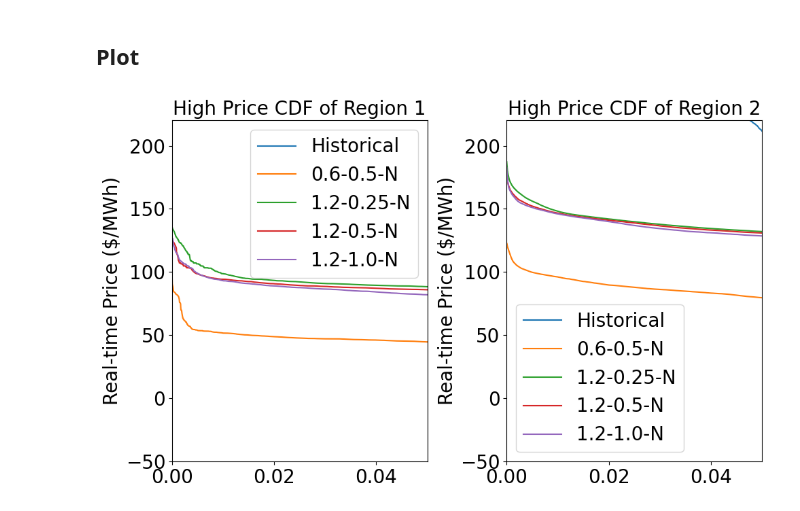
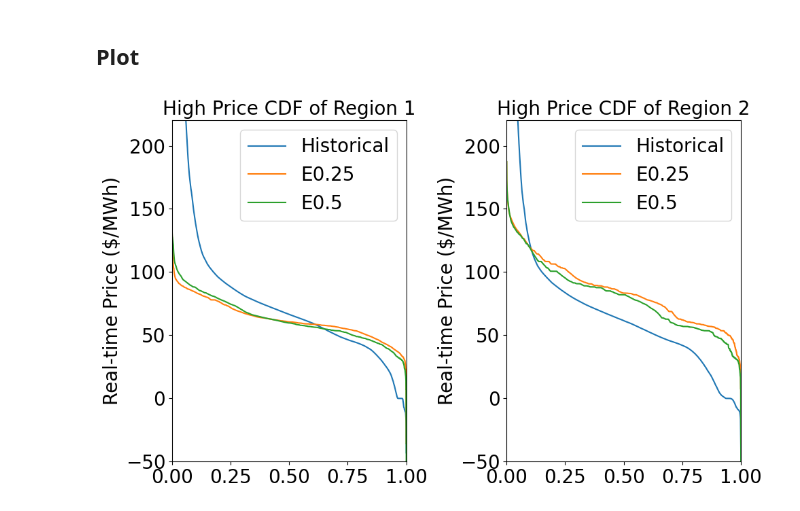
Before and after one commit to niklauskun/STESTS, a Jupyter notebook: Diagnose.ipynb, the cells around one changed output. Saved outputs shown, nothing was run; the diff lists cells and outputs as text; code cells hidden in the pictures.

Commit message:
Update Fuel

```diff
--- a/Diagnose.ipynb
+++ b/Diagnose.ipynb
@@ -539,58 +539,58 @@ HistoryPrice = pd.read_csv('output/20220101-20221231 CAISO Real-time Price.csv')
 HistoryPrice = HistoryPrice.drop_duplicates(subset=['Date', 'hub'])
 Pivot_HistoryPrice = HistoryPrice.pivot(index='Date', columns='hub', values='price')
 
-case1 = 'Strategic/fixed/2022/UC25ED1_Strategic_true_ratio0.0_Seg1_BAW0_Fuel0.6_Error0.5NegativeRenew'
+case1 = 'Strategic/fixed/2022/UC25ED1_Strategic_true_ratio0.0_Seg1_BAW0_Fuel1.2_Error0.25NegativeRenew'
 RTPrice1 = pd.read_csv('output/'+case1+'/EDprice.csv',header=None)*12
-case2 = 'Strategic/fixed/2022/UC25ED1_Strategic_true_ratio0.0_Seg1_BAW0_Fuel1.2_Error0.25NegativeRenew'
+case2 = 'Strategic/7Regions/2022/UC25ED1_Strategic_true_ratio0.0_Seg1_BAW0_Fuel1.2_Error0.5NegativeRenew'
 RTPrice2 = pd.read_csv('output/'+case2+'/EDprice.csv',header=None)*12
-case3 = 'Strategic/fixed/2022/UC25ED1_Strategic_true_ratio0.0_Seg1_BAW0_Fuel1.2_Error0.5NegativeRenew'
+case3 = 'Strategic/7Regions/2022/UC25ED1_Strategic_false_ratio0.0_Seg1_BAW0_Fuel1.2_Error1.0NegativeRenew'
 RTPrice3 = pd.read_csv('output/'+case3+'/EDprice.csv',header=None)*12
-case4 = 'Strategic/fixed/2022/UC25ED1_Strategic_true_ratio0.0_Seg1_BAW0_Fuel1.2_Error1.0NegativeRenew'
+case4 = 'Strategic/7Regions/2022/UC25ED1_Strategic_false_ratio0.0_Seg1_BAW0_Fuel1.2_Error0.25NegativeRenew_Load1.05'
 RTPrice4 = pd.read_csv('output/'+case4+'/EDprice.csv',header=None)*12
-# case5 = 'Strategic/MarginalCost/UC25ED1_Strategic_true_ratio1.0_Seg1_BAW0_MC50.0'
-# RTPrice5 = pd.read_csv('output/'+case5+'/EDprice.csv',header=None)*12
+case5 = 'Strategic/6Regions/2022/UC25ED1_Strategic_true_ratio0.0_Seg1_BAW0_Fuel1.2_Error0.25NegativeRenew_Load1.0_0.5-1.0-1.5-2.0-2.5'
+RTPrice5 = pd.read_csv('output/'+case5+'/EDprice.csv',header=None)*12
 
 # Create a 2x4 grid of subplots
 # fig, axs = plt.subplots(2, 4, figsize=(16, 9))
 fig, axs = plt.subplots(1, 2, figsize=(10, 6))
 
 # Loop through each column and each subplot
 for idx, (col, ax) in enumerate(zip([0,1], axs.flatten())):
     sorted_vals = np.sort(Pivot_HistoryPrice.iloc[:,col].values)[::-1]
     sorted_vals1 = np.sort(RTPrice1[col].values)[::-1]
     sorted_vals2 = np.sort(RTPrice2[col].values)[::-1]
     sorted_vals3 = np.sort(RTPrice3[col].values)[::-1]
     sorted_vals4 = np.sort(RTPrice4[col].values)[::-1]
-#     sorted_vals5 = np.sort(RTPrice5[col].values)[::-1]
+    sorted_vals5 = np.sort(RTPrice5[col].values)[::-1]
 
 
     # Calculate the "reverse" cumulative distribution
     cdf = np.arange(1, len(sorted_vals) + 1) / float(len(sorted_vals))
     cdf1 = np.arange(1, len(sorted_vals1) + 1) / float(len(sorted_vals1))
     cdf2 = np.arange(1, len(sorted_vals2) + 1) / float(len(sorted_vals2))
     cdf3 = np.arange(1, len(sorted_vals3) + 1) / float(len(sorted_vals3))
     cdf4 = np.arange(1, len(sorted_vals4) + 1) / float(len(sorted_vals4))
-#     cdf5 = np.arange(1, len(sorted_vals5) + 1) / float(len(sorted_vals5))
+    cdf5 = np.arange(1, len(sorted_vals5) + 1) / float(len(sorted_vals5))
 
     # Plot the CDF
     ax.plot(cdf,sorted_vals)
     ax.plot(cdf1,sorted_vals1)
-    ax.plot(cdf2,sorted_vals2)
-    ax.plot(cdf3,sorted_vals3)
-    ax.plot(cdf4,sorted_vals4)
-#     ax.plot(cdf5,sorted_vals5)
+#     ax.plot(cdf2,sorted_vals2)
+#     ax.plot(cdf3,sorted_vals3)
+#     ax.plot(cdf4,sorted_vals4)
+    ax.plot(cdf5,sorted_vals5)
 
-    ax.set_xlim(0.0, 0.05)
+    ax.set_xlim(0.0, 1.0)
     ax.set_ylim(-50, 220)
-    ax.legend(['Historical','0.6-0.5-N', '1.2-0.25-N', '1.2-0.5-N', '1.2-1.0-N', 'MC50'],fontsize=20)
+    ax.legend(['Historical','E0.25', 'E0.5', 'E1.0', 'E0.25L1.05', 'E0.25L1.1'],fontsize=20)
     ax.set_title(f"High Price CDF of Region {idx+1}",fontsize=20)
     ax.tick_params(axis='both', which='major', labelsize=20)
     ax.set_ylabel("Real-time Price ($/MWh)",fontsize=20)
 
 plt.tight_layout()
 plt.show()
 # %% [output]
-[figure, old version]
+[figure, new version]
 # %%
 HistoryPrice = pd.read_csv('output/20220101-20221231 CAISO Real-time Price.csv')
 HistoryPrice = HistoryPrice.drop_duplicates(subset=['Date', 'hub'])
```
Also changed, not shown: parts of 2 cells of this notebook, 3 other files.
